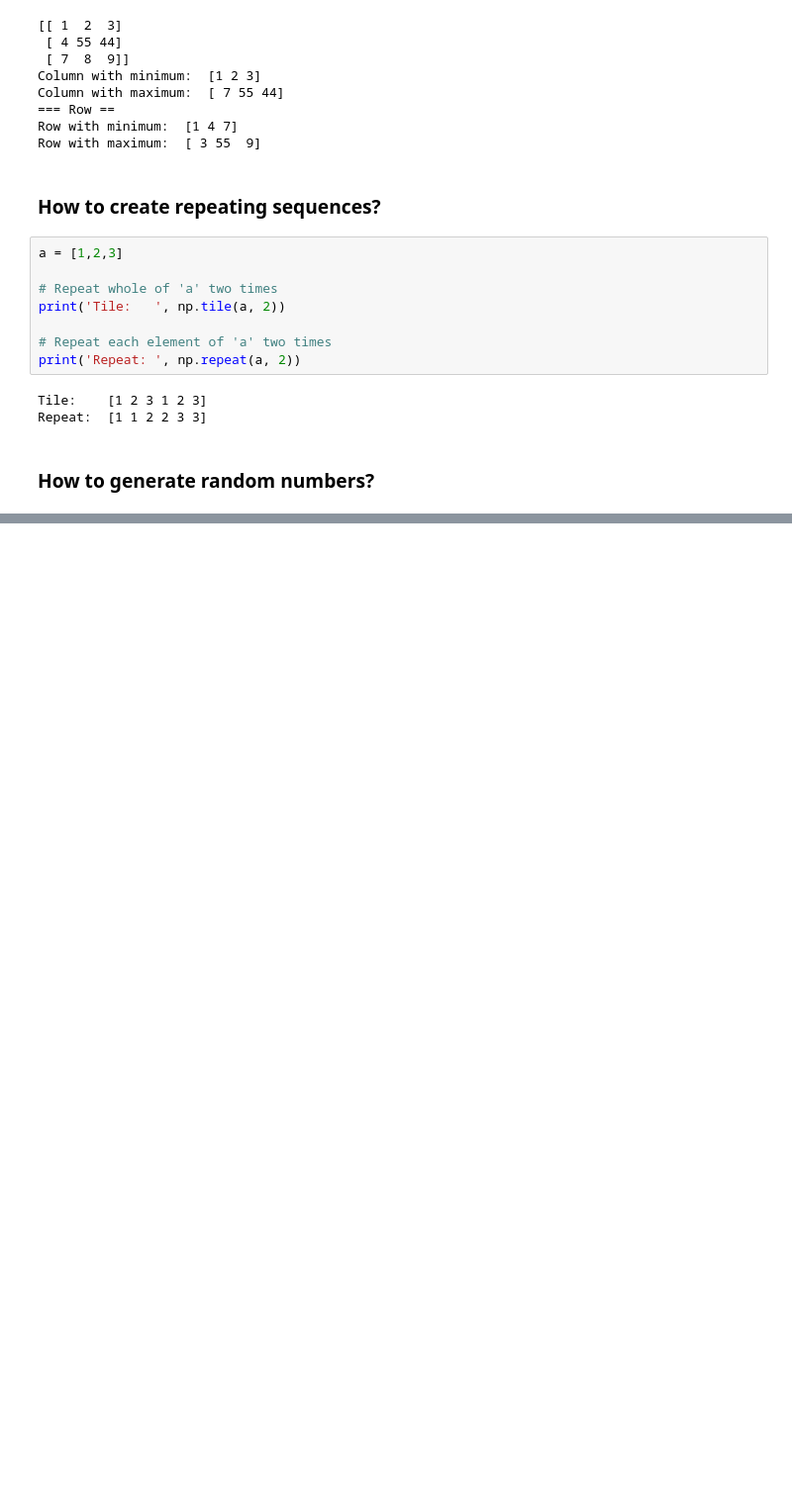
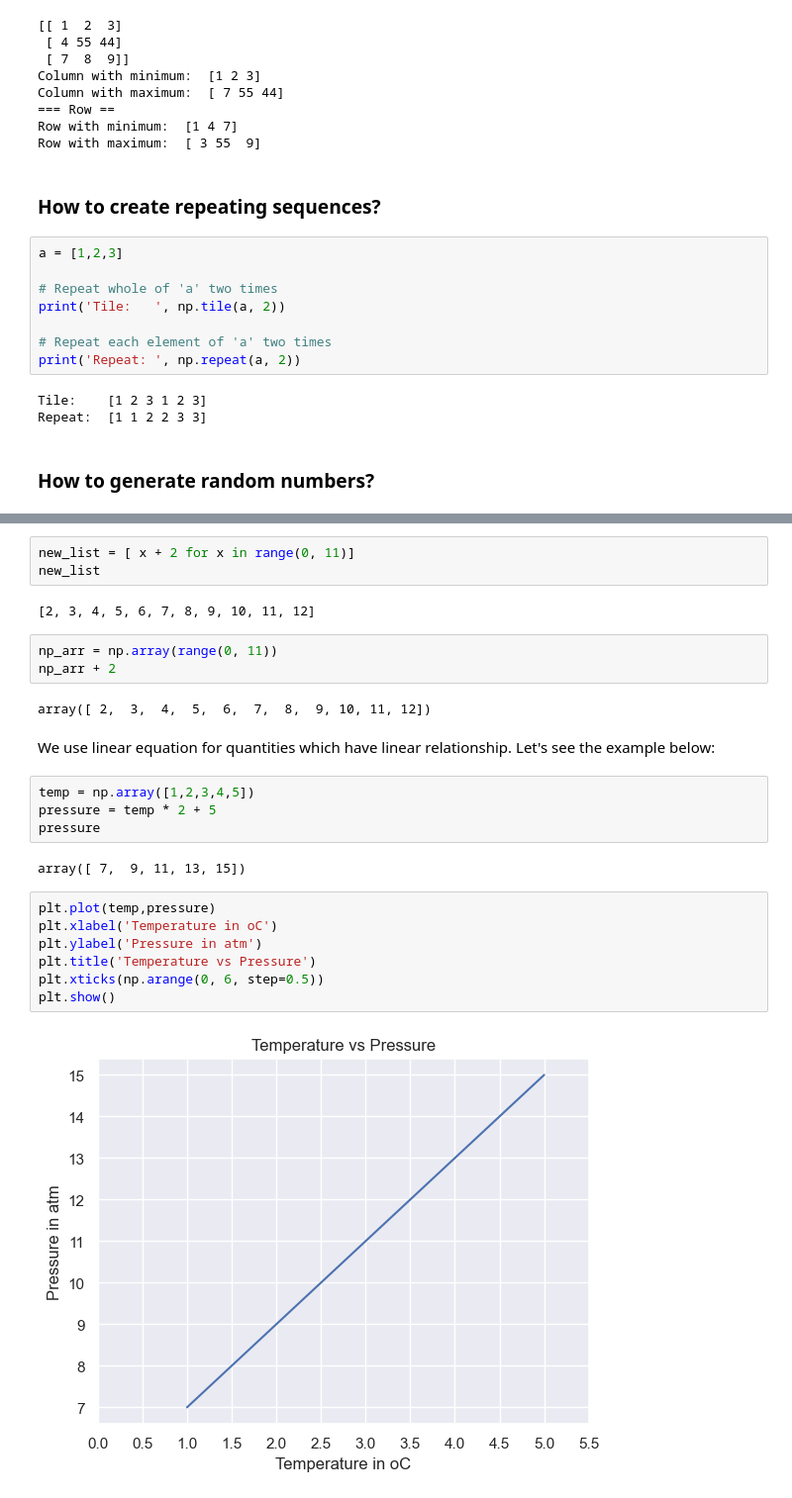
Before and after one commit to rublaman/30-Days-Of-Python, a Jupyter notebook: 24_Day_Statistics/numpy.ipynb, the cells around one changed output, grey strips where cells are left out. Shown at 99% size. Cells and saved outputs as stored; diff of their text form; blank space fills up the shorter version.

```diff
--- a/24_Day_Statistics/numpy.ipynb
+++ b/24_Day_Statistics/numpy.ipynb
@@ -809,0 +853,27 @@ plt.show()
+# %%
+new_list = [ x + 2 for x in range(0, 11)]
+new_list
+# %% [output]
+[2, 3, 4, 5, 6, 7, 8, 9, 10, 11, 12]
+# %%
+np_arr = np.array(range(0, 11))
+np_arr + 2
+# %% [output]
+array([ 2,  3,  4,  5,  6,  7,  8,  9, 10, 11, 12])
+# %% [markdown]
+We use linear equation for quantities which have linear relationship. Let's see the example below:
+# %%
+temp = np.array([1,2,3,4,5])
+pressure = temp * 2 + 5
+pressure
+# %% [output]
+array([ 7,  9, 11, 13, 15])
+# %%
+plt.plot(temp,pressure)
+plt.xlabel('Temperature in oC')
+plt.ylabel('Pressure in atm')
+plt.title('Temperature vs Pressure')
+plt.xticks(np.arange(0, 6, step=0.5))
+plt.show()
+# %% [output]
+[figure, added]
```
Also changed, not shown: parts of 23 cells of this notebook.
